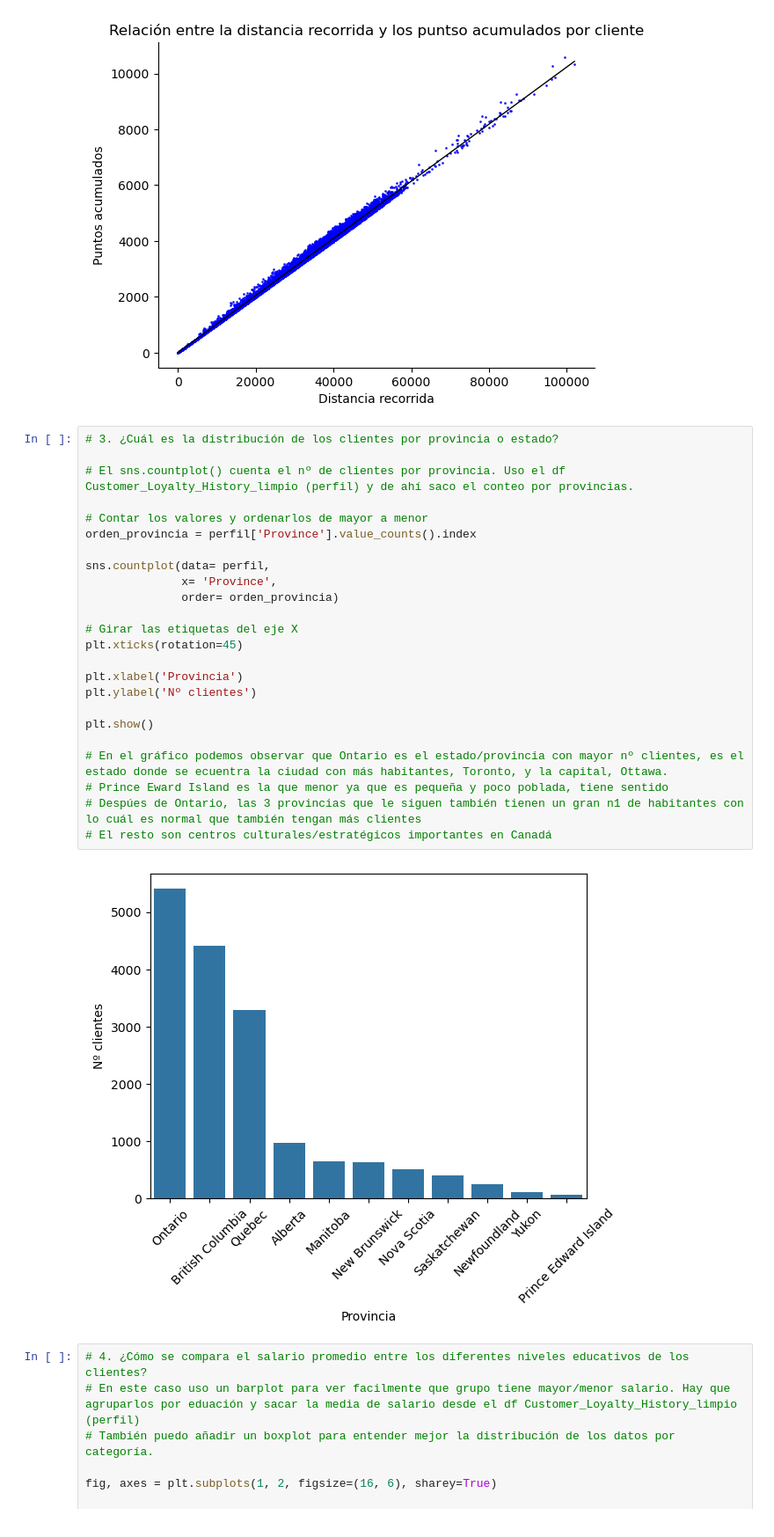
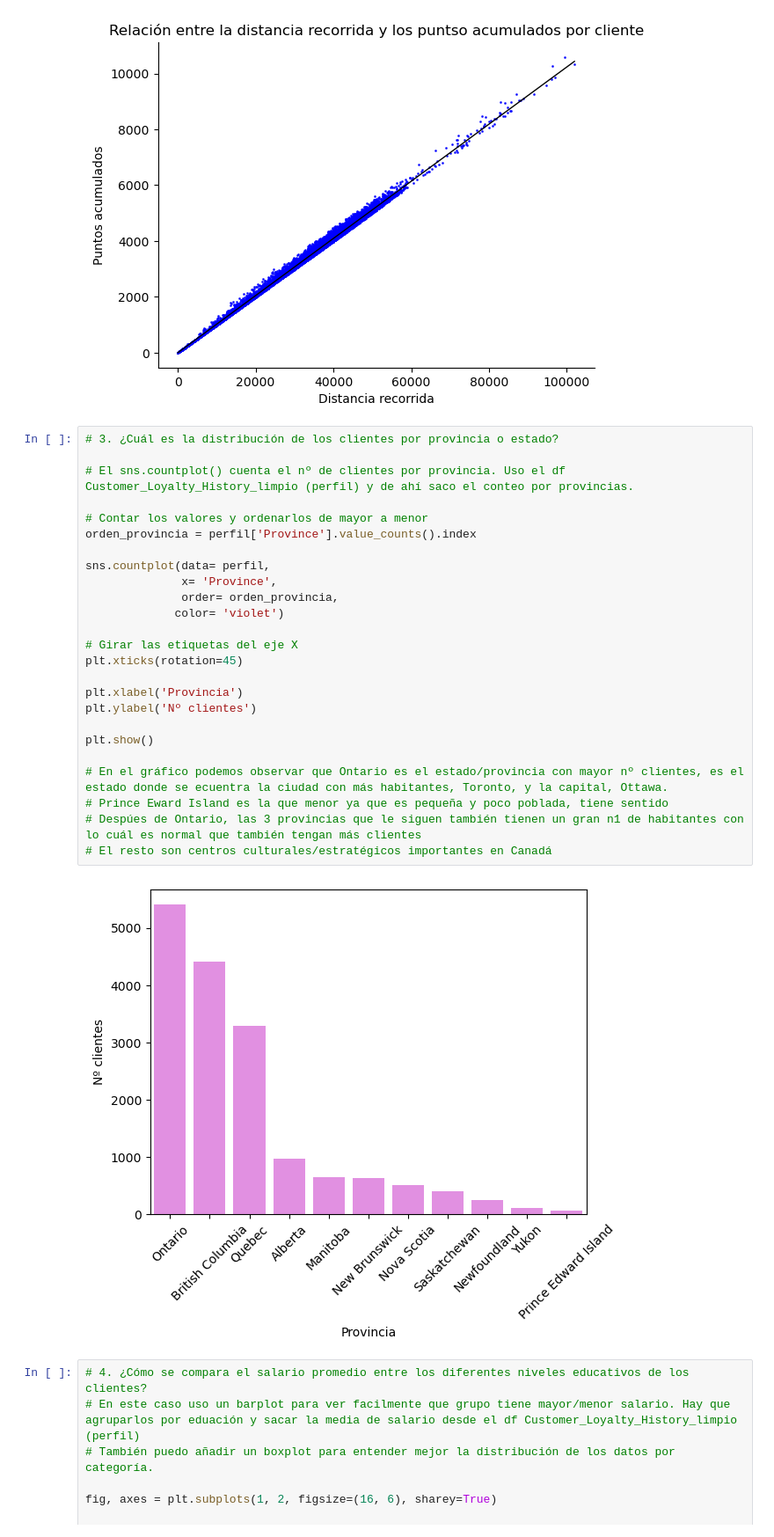
Before and after one commit to tapiamm/bda-modulo-3-evaluacion-final-tapiamm, a Jupyter notebook: ejercicio_tecnico_m3_maria_tapia.ipynb, the cells around one changed output. Shown at 88% size. Cells and saved outputs as stored; diff of their text form.

Commit message:
Cambios de formato en outputs y visualizaciones

```diff
--- a/ejercicio_tecnico_m3_maria_tapia.ipynb
+++ b/ejercicio_tecnico_m3_maria_tapia.ipynb
@@ -240,29 +240,30 @@ plt.gca().spines["top"].set_visible(False)
 # %%
 # 3. ¿Cuál es la distribución de los clientes por provincia o estado?
 
 # El sns.countplot() cuenta el nº de clientes por provincia. Uso el df Customer_Loyalty_History_limpio (perfil) y de ahí saco el conteo por provincias.
 
 # Contar los valores y ordenarlos de mayor a menor
 orden_provincia = perfil['Province'].value_counts().index
 
 sns.countplot(data= perfil,
               x= 'Province',
-              order= orden_provincia)
+              order= orden_provincia,
+             color= 'violet')
 
 # Girar las etiquetas del eje X
 plt.xticks(rotation=45)
 
 plt.xlabel('Provincia')
 plt.ylabel('Nº clientes')
 
 plt.show()
 
 # En el gráfico podemos observar que Ontario es el estado/provincia con mayor nº clientes, es el estado donde se ecuentra la ciudad con más habitantes, Toronto, y la capital, Ottawa.
 # Prince Eward Island es la que menor ya que es pequeña y poco poblada, tiene sentido
 # Despúes de Ontario, las 3 provincias que le siguen también tienen un gran n1 de habitantes con lo cuál es normal que también tengan más clientes
 # El resto son centros culturales/estratégicos importantes en Canadá
 # %% [output]
-[figure, old version]
+[figure, new version]
 # %%
 # 4. ¿Cómo se compara el salario promedio entre los diferentes niveles educativos de los clientes?
 # En este caso uso un barplot para ver facilmente que grupo tiene mayor/menor salario. Hay que agruparlos por eduación y sacar la media de salario desde el df Customer_Loyalty_History_limpio (perfil)
```
Also changed, not shown: parts of 2 cells of this notebook.
